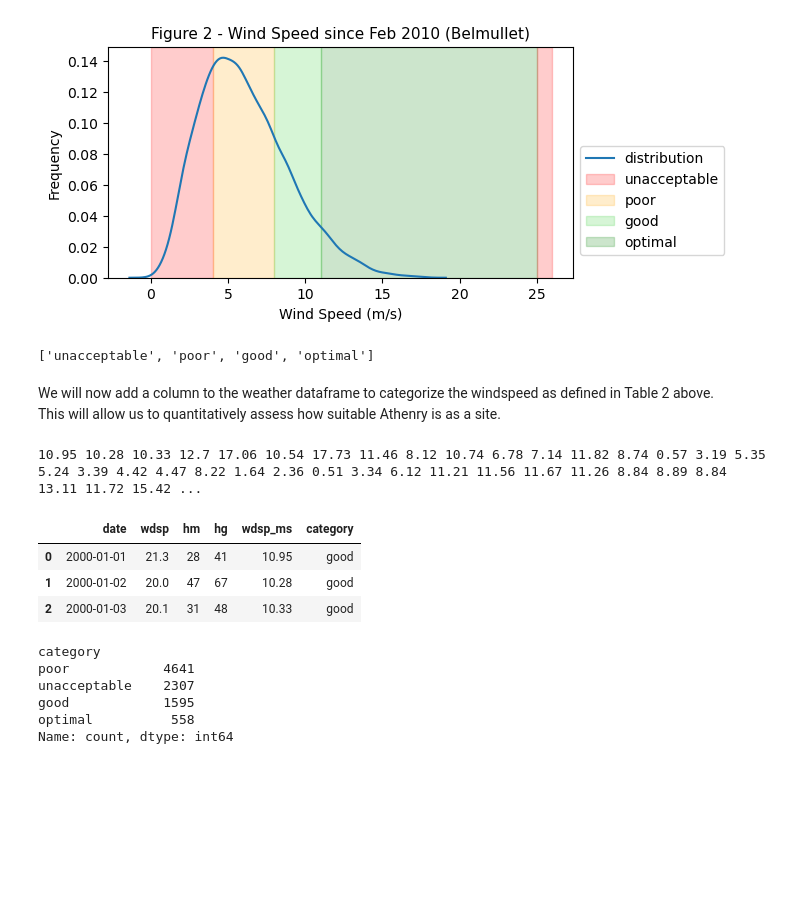
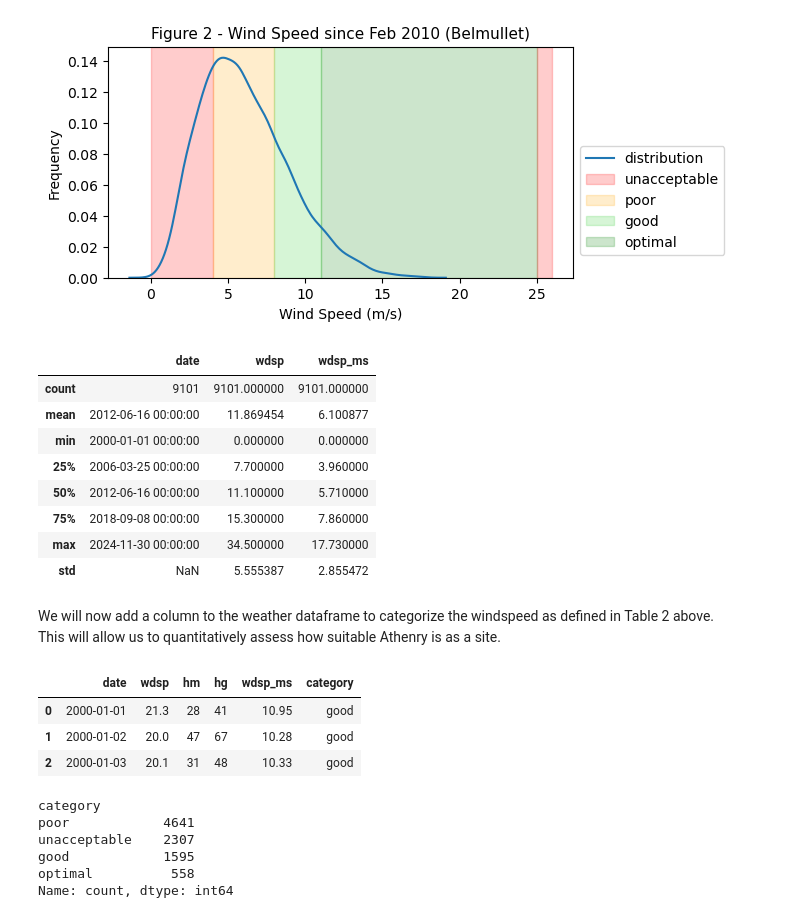
Before and after one commit to dvdgeroconnell/PFDA-project, a Jupyter notebook: weather.ipynb, the cells around one changed output. Saved outputs shown, nothing was run; the diff lists cells and outputs as text; code cells hidden in the pictures; blank space fills up the shorter version.

```diff
--- a/weather.ipynb
+++ b/weather.ipynb
@@ -269,10 +257,18 @@ plt.legend(bbox_to_anchor=(1, 0.6), loc='upper left',labels=output1)
 plt.show()
 # %% [output]
 [figure]
-# %%
-print(output)
-# %% [output]
-['unacceptable', 'poor', 'good', 'optimal']
+# %%
+belmullet_weather.describe()
+# %% [output]
+|  | date | wdsp | wdsp_ms |
+| count | 9101 | 9101.000000 | 9101.000000 |
+| mean | 2012-06-16 00:00:00 | 11.869454 | 6.100877 |
+| min | 2000-01-01 00:00:00 | 0.000000 | 0.000000 |
+| 25% | 2006-03-25 00:00:00 | 7.700000 | 3.960000 |
+| 50% | 2012-06-16 00:00:00 | 11.100000 | 5.710000 |
+| 75% | 2018-09-08 00:00:00 | 15.300000 | 7.860000 |
+| max | 2024-11-30 00:00:00 | 34.500000 | 17.730000 |
+| std | NaN | 5.555387 | 2.855472 |
 # %% [markdown]
 We will now add a column to the weather dataframe to categorize the windspeed as defined in Table 2 above.
 This will allow us to quantitatively assess how suitable Athenry is as a site.
@@ -281,7 +277,7 @@ This will allow us to quantitatively assess how suitable Athenry is as a site.
 belmullet_weather['category']=''
 count=0
 for row in belmullet_weather.itertuples():
-    print (row.wdsp_ms, end = ' ')
+    #print (row.wdsp_ms, end = ' ')
     if row.wdsp_ms <= 4.0:
         belmullet_weather.loc[count, 'category'] = output[0]
     elif row.wdsp_ms > 4.0 and row.wdsp_ms <= 8.0:
@@ -296,7 +292,6 @@ for row in belmullet_weather.itertuples():
 
 belmullet_weather.head(3)
 # %% [output]
-10.95 10.28 10.33 12.7 17.06 10.54 17.73 11.46 8.12 10.74 6.78 7.14 11.82 8.74 0.57 3.19 5.35 5.24 3.39 4.42 4.47 8.22 1.64 2.36 0.51 3.34 6.12 11.21 11.56 11.67 11.26 8.84 8.89 8.84 13.11 11.72 15.42 ...
 |  | date | wdsp | hm | hg | wdsp_ms | category |
 | 0 | 2000-01-01 | 21.3 | 28 | 41 | 10.95 | good |
 | 1 | 2000-01-02 | 20.0 | 47 | 67 | 10.28 | good |
```
Also changed, not shown: parts of 5 cells of this notebook.
